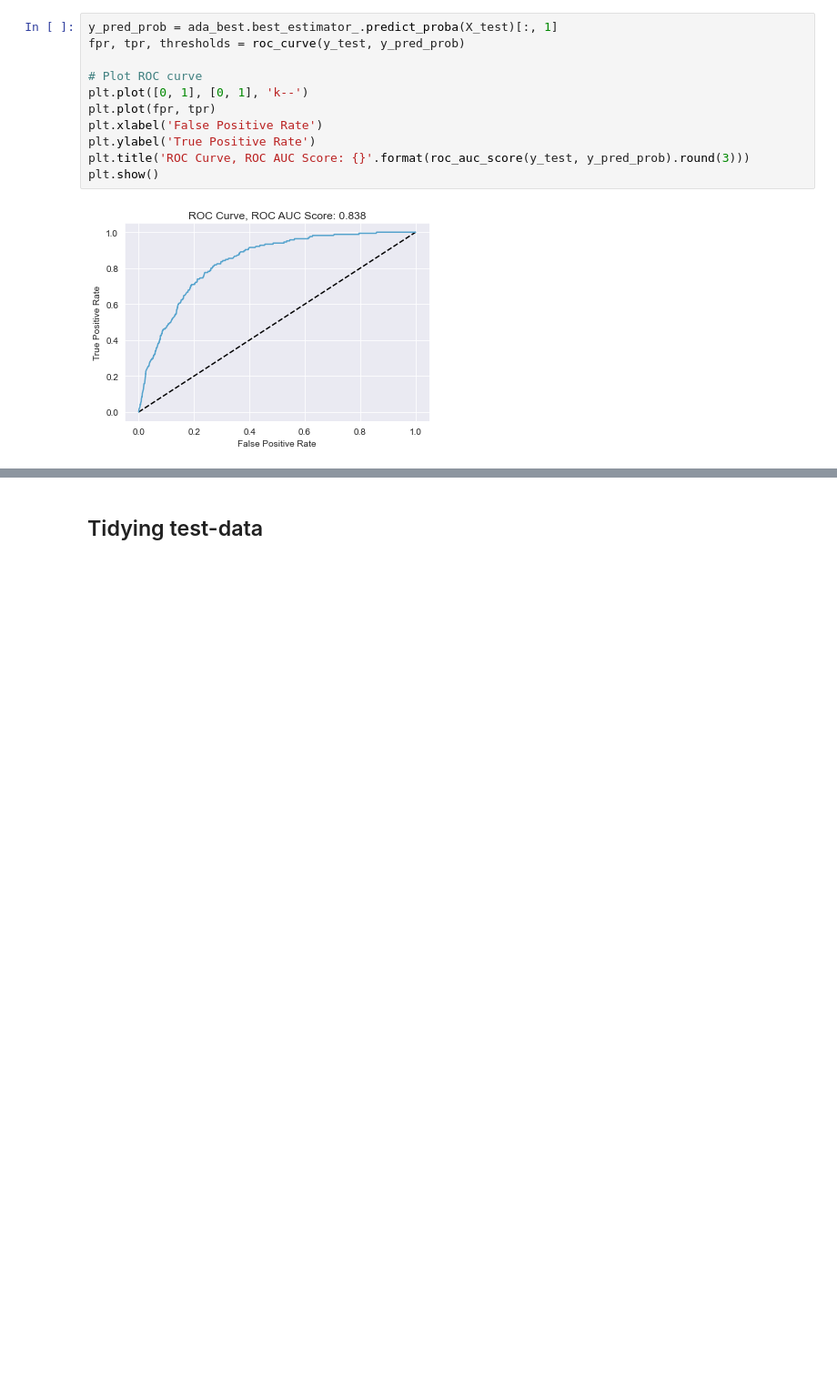
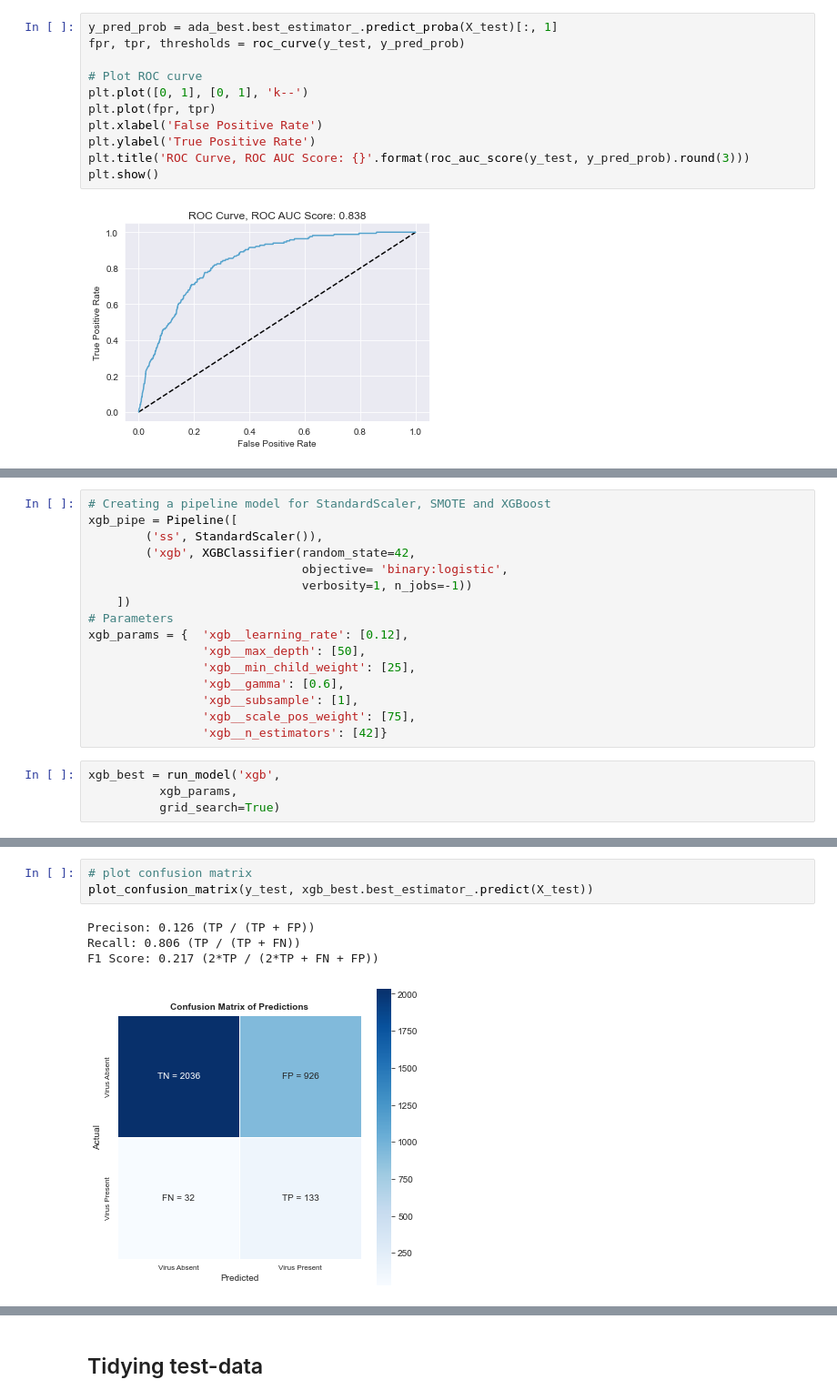
Before and after one commit to ts-potofgold/GA-DSI_project4, a Jupyter notebook: code/Preprocessing, modeling.ipynb, the cells around one changed output, grey strips where cells are left out. Shown at 91% size. Drawn from its saved outputs; the diff is of its cells as text; blank space fills up the shorter version.

Commit message:
update shap & xgb model

```diff
--- a/code/Preprocessing, modeling.ipynb
+++ b/code/Preprocessing, modeling.ipynb
@@ -742,0 +769,20 @@ plt.show()
+# %%
+# Creating a pipeline model for StandardScaler, SMOTE and XGBoost
+xgb_pipe = Pipeline([
+        ('ss', StandardScaler()),
+        ('xgb', XGBClassifier(random_state=42,
+                              objective= 'binary:logistic',
+                              verbosity=1, n_jobs=-1))
+    ])
+# Parameters
+xgb_params = {  'xgb__learning_rate': [0.12],
+                'xgb__max_depth': [50],
+                'xgb__min_child_weight': [25],
+                'xgb__gamma': [0.6],
+                'xgb__subsample': [1],
+                'xgb__scale_pos_weight': [75],
+                'xgb__n_estimators': [42]}
+# %%
+xgb_best = run_model('xgb',
+          xgb_params,
+          grid_search=True)
@@ -742,0 +854,8 @@ plt.show()
+# %%
+# plot confusion matrix
+plot_confusion_matrix(y_test, xgb_best.best_estimator_.predict(X_test))
+# %% [output]
+Precison: 0.126 (TP / (TP + FP))
+Recall: 0.806 (TP / (TP + FN))
+F1 Score: 0.217 (2*TP / (2*TP + FN + FP))
+[figure, added]
```
Also changed, not shown: parts of 37 cells of this notebook, 2 other files.
